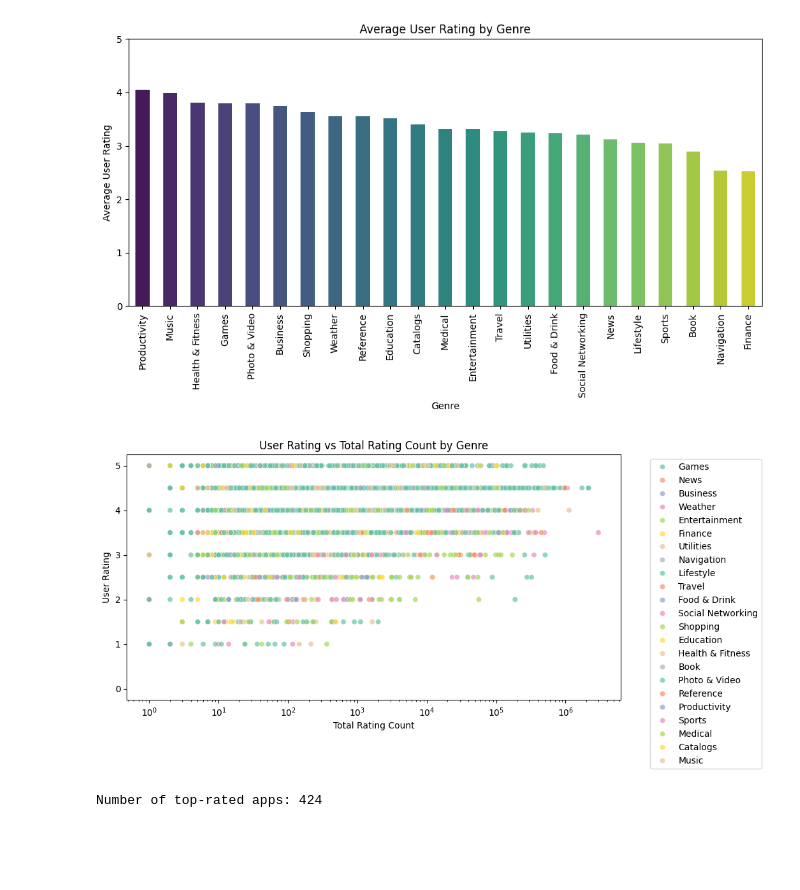
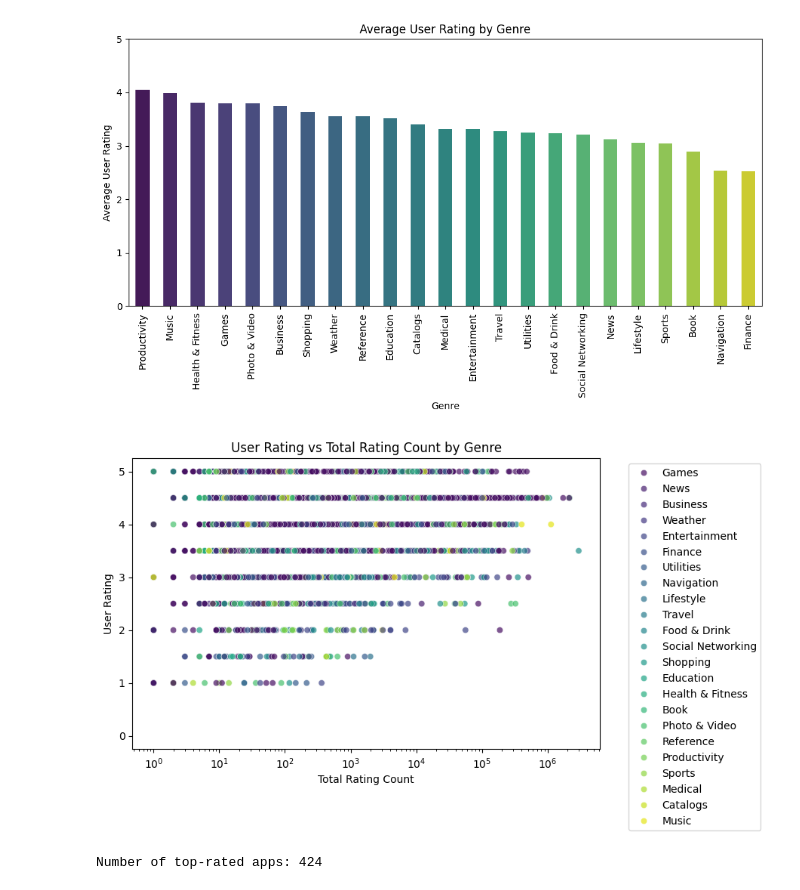
Before and after one commit to jeevithavijaykumar/Exploratory_data_analysis_using_pandas, a Jupyter notebook: AppleStore.ipynb, the cells around one changed output. Saved outputs shown, nothing was run; the diff lists cells and outputs as text; code cells hidden in the pictures; blank space fills up the shorter version.

```diff
--- a/AppleStore.ipynb
+++ b/AppleStore.ipynb
@@ -138,16 +156,16 @@ plt.show()
 [figure]
 # %%
 #User Rating vs Total Rating Count by Genre
-plt.figure(figsize=(10, 5))
-sns.scatterplot(data=df_filtered, x='rating_count_tot', y='user_rating', hue='prime_genre', alpha=0.7,palette='Set2')
+plt.figure(figsize=(8, 5))
+sns.scatterplot(data=df_filtered, x='rating_count_tot', y='user_rating', hue='prime_genre', alpha=0.7,palette='viridis')
 plt.title('User Rating vs Total Rating Count by Genre')
 plt.xlabel('Total Rating Count')
 plt.ylabel('User Rating')
 plt.xscale('log')  # Log scale can help visualize skewed data
 plt.legend(bbox_to_anchor=(1.05, 1), loc='upper left')
 plt.show()
 # %% [output]
-[figure, old version]
+[figure, new version]
 # %%
 # Create the 'monetization' column: Free or Paid
 df_filtered['monetization'] = np.where(df_filtered['price'] == 0, 'Free', 'Paid')
```
Also changed, not shown: parts of 4 cells of this notebook.
